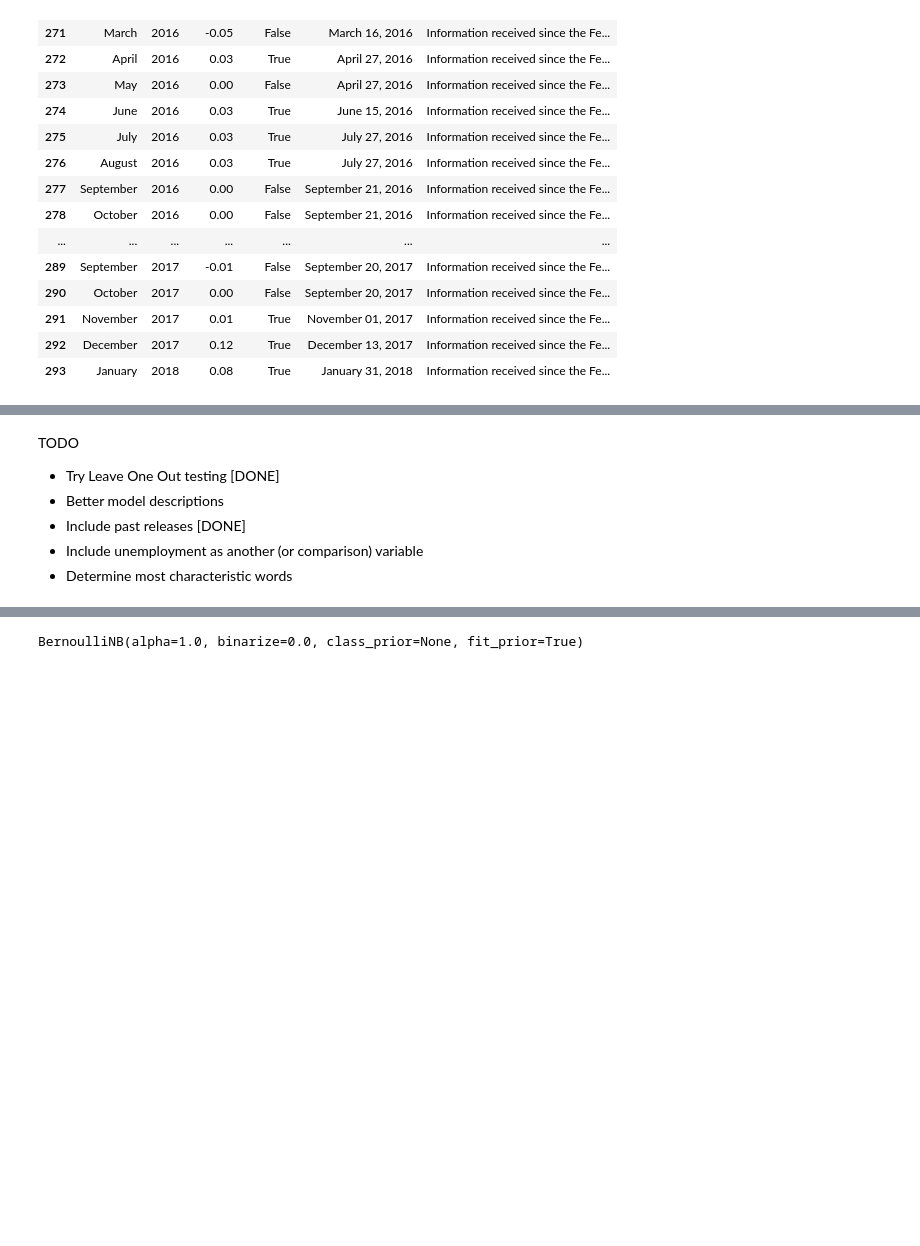
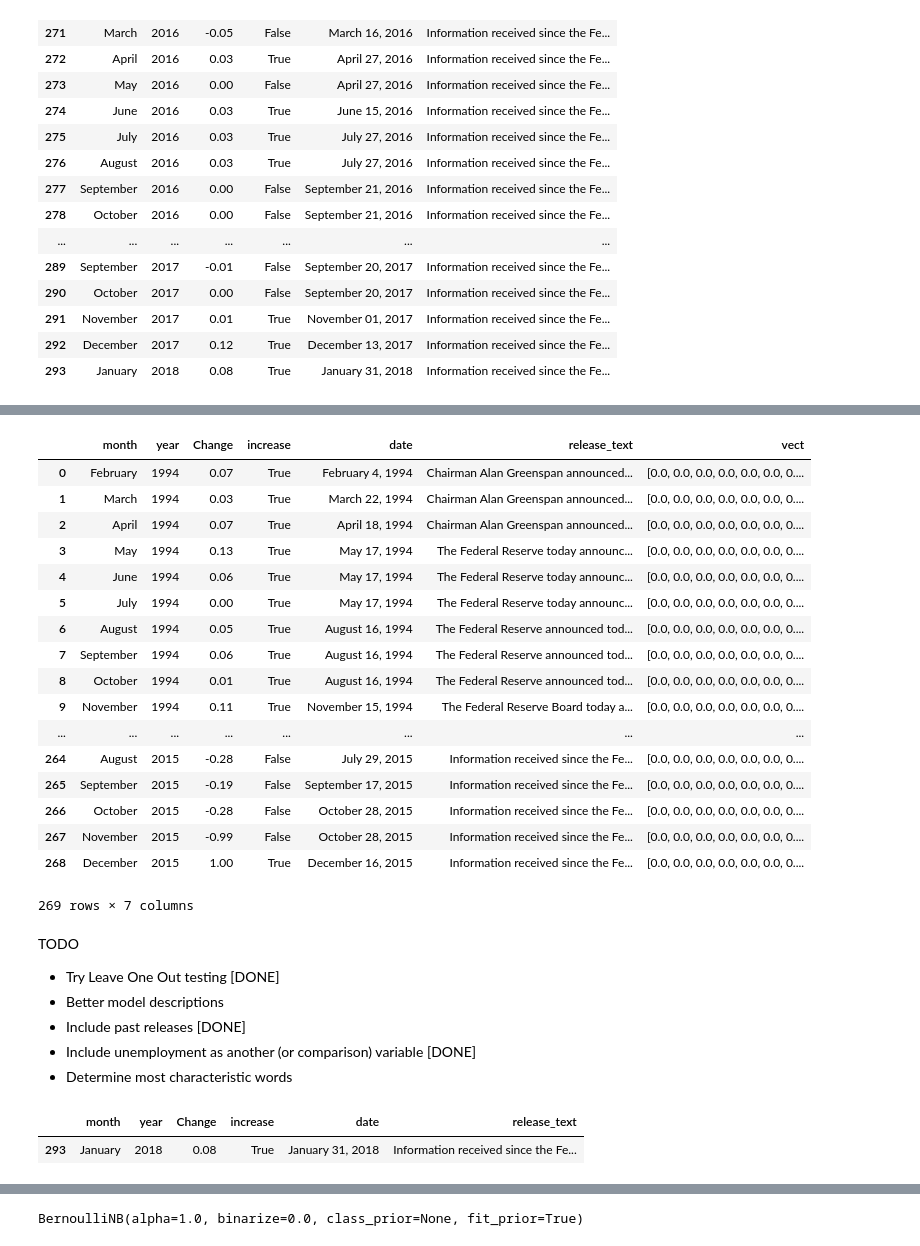
Before and after one commit to jgdenby/hawkwatchers, a Jupyter notebook: nltk_processing.ipynb, the cells around one changed output, grey strips where cells are left out. Cells and saved outputs as stored; diff of their text form; code cells hidden in the pictures; blank space fills up the shorter version.

```diff
--- a/nltk_processing.ipynb
+++ b/nltk_processing.ipynb
@@ -196,10 +220,36 @@ test_df = releaserates_df.iloc[269:].copy()
+# %%
+train_df
+# %% [output]
+|  | month | year | Change | increase | date | release_text | vect |
+| 0 | February | 1994 | 0.07 | True | February 4, 1994 | Chairman Alan Greenspan announced... | [0.0, 0.0, 0.0, 0.0, 0.0, 0.0, 0.... |
+| 1 | March | 1994 | 0.03 | True | March 22, 1994 | Chairman Alan Greenspan announced... | [0.0, 0.0, 0.0, 0.0, 0.0, 0.0, 0.... |
+| 2 | April | 1994 | 0.07 | True | April 18, 1994 | Chairman Alan Greenspan announced... | [0.0, 0.0, 0.0, 0.0, 0.0, 0.0, 0.... |
+| 3 | May | 1994 | 0.13 | True | May 17, 1994 | The Federal Reserve today announc... | [0.0, 0.0, 0.0, 0.0, 0.0, 0.0, 0.... |
+| 4 | June | 1994 | 0.06 | True | May 17, 1994 | The Federal Reserve today announc... | [0.0, 0.0, 0.0, 0.0, 0.0, 0.0, 0.... |
+| 5 | July | 1994 | 0.00 | True | May 17, 1994 | The Federal Reserve today announc... | [0.0, 0.0, 0.0, 0.0, 0.0, 0.0, 0.... |
+| 6 | August | 1994 | 0.05 | True | August 16, 1994 | The Federal Reserve announced tod... | [0.0, 0.0, 0.0, 0.0, 0.0, 0.0, 0.... |
+| 7 | September | 1994 | 0.06 | True | August 16, 1994 | The Federal Reserve announced tod... | [0.0, 0.0, 0.0, 0.0, 0.0, 0.0, 0.... |
+| 8 | October | 1994 | 0.01 | True | August 16, 1994 | The Federal Reserve announced tod... | [0.0, 0.0, 0.0, 0.0, 0.0, 0.0, 0.... |
+| 9 | November | 1994 | 0.11 | True | November 15, 1994 | The Federal Reserve Board today a... | [0.0, 0.0, 0.0, 0.0, 0.0, 0.0, 0.... |
+| ... | ... | ... | ... | ... | ... | ... | ... |
+| 264 | August | 2015 | -0.28 | False | July 29, 2015 | Information received since the Fe... | [0.0, 0.0, 0.0, 0.0, 0.0, 0.0, 0.... |
+| 265 | September | 2015 | -0.19 | False | September 17, 2015 | Information received since the Fe... | [0.0, 0.0, 0.0, 0.0, 0.0, 0.0, 0.... |
+| 266 | October | 2015 | -0.28 | False | October 28, 2015 | Information received since the Fe... | [0.0, 0.0, 0.0, 0.0, 0.0, 0.0, 0.... |
+| 267 | November | 2015 | -0.99 | False | October 28, 2015 | Information received since the Fe... | [0.0, 0.0, 0.0, 0.0, 0.0, 0.0, 0.... |
+| 268 | December | 2015 | 1.00 | True | December 16, 2015 | Information received since the Fe... | [0.0, 0.0, 0.0, 0.0, 0.0, 0.0, 0.... |
+269 rows × 7 columns
 # %% [markdown]
 TODO
 - Try Leave One Out testing [DONE]
 - Better model descriptions
 - Include past releases [DONE]
-- Include unemployment as another (or comparison) variable
+- Include unemployment as another (or comparison) variable [DONE]
 - Determine most characteristic words
+# %%
+test_df
+# %% [output]
+|  | month | year | Change | increase | date | release_text |
+| 293 | January | 2018 | 0.08 | True | January 31, 2018 | Information received since the Fe... |
 # %%
 clf = sklearn.naive_bayes.GaussianNB()
 TFVectorizer = sklearn.feature_extraction.text.TfidfVectorizer(max_df=15, stop_words='english', norm='l2')
```
Also changed, not shown: parts of 32 cells of this notebook, 1 other file.
